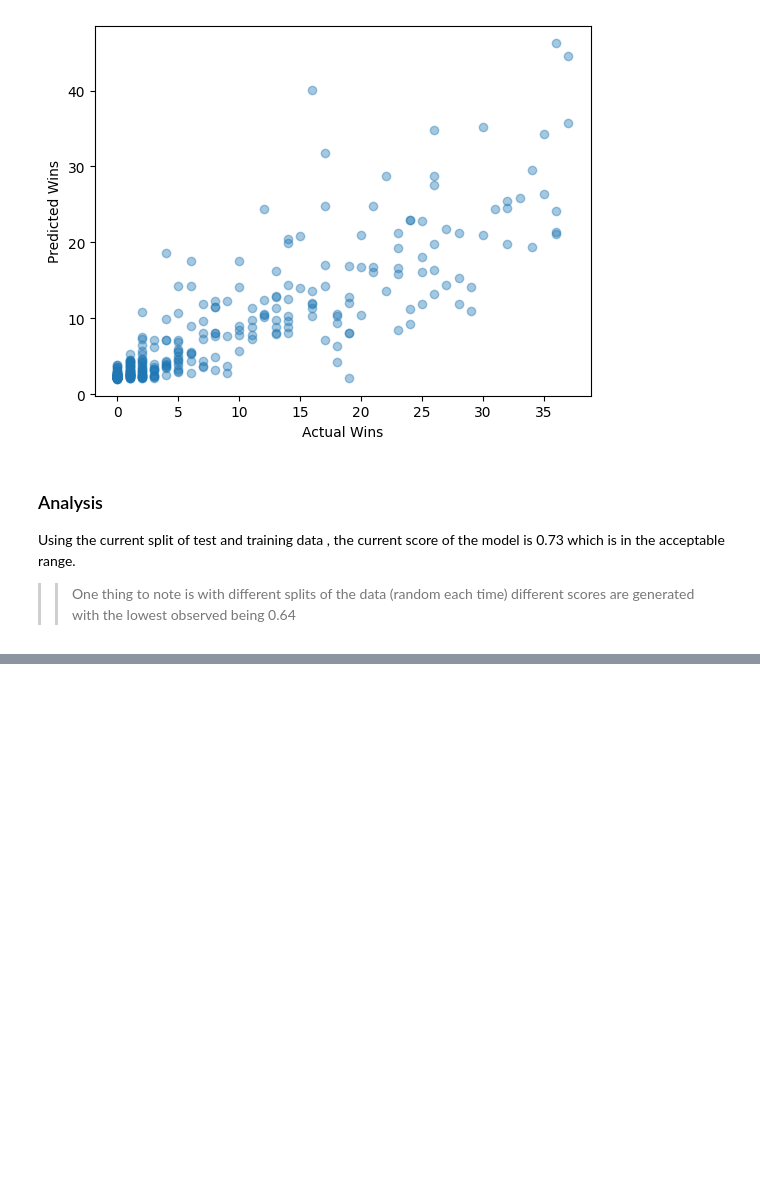
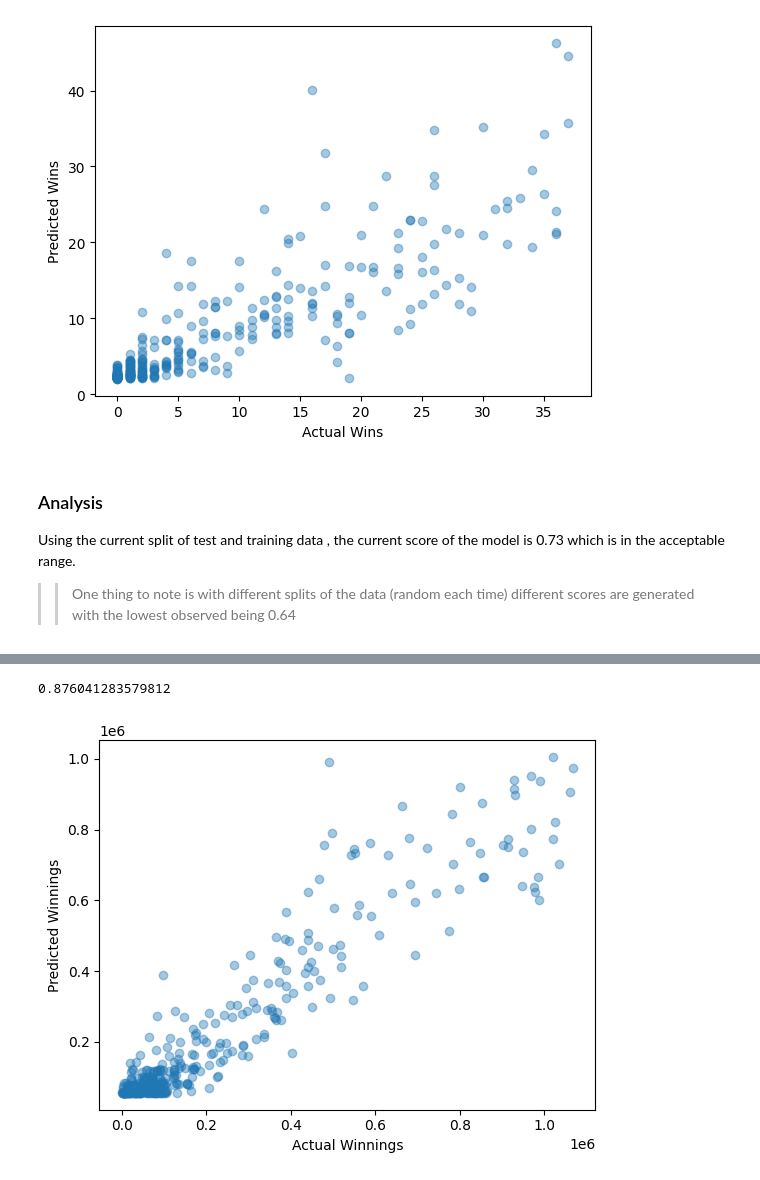
Before and after one commit to j591fletcher/Tennis-Ace, a Jupyter notebook: tennis_proj.ipynb, the cells around one changed output, grey strips where cells are left out. Drawn from its saved outputs; the diff is of its cells as text; code cells hidden in the pictures; blank space fills up the shorter version.

Commit message:
First Linear Regression model with two features
Added first Linear Regression model combining the two previous models using Aces and Wins to predict
Winnings

```diff
--- a/tennis_proj.ipynb
+++ b/tennis_proj.ipynb
@@ -127,0 +122,32 @@ Using the current split of test and training data , the current score of the mod
+# %%
+## perform two feature linear regressions here:
+#Year and wins
+
+#setting feature and outcome
+feature = stats[["Aces","Wins"]]
+outcome = stats[["Winnings"]]
+
+
+#splitting training and test data
+feature_train, feature_test, outcome_train, outcome_test = (train_test_split(feature, outcome, train_size=0.8))
+
+#creating model and training model on training data
+model = LinearRegression()
+model.fit(feature_train,outcome_train)
+
+#calculating score (coefficient of determination)
+model.score(feature_test,outcome_test)
+print(model.score(feature_test,outcome_test))
+# score = 0.65
+
+#prediction
+prediction = model.predict(feature_test)
+plt.scatter(outcome_test,prediction, alpha=0.4)
+
+
+plt.xlabel("Actual Winnings")
+plt.ylabel("Predicted Winnings")
+plt.show()
+# %% [output]
+0.876041283579812
+[figure, added]
```
Also changed, not shown: parts of 3 cells of this notebook.
